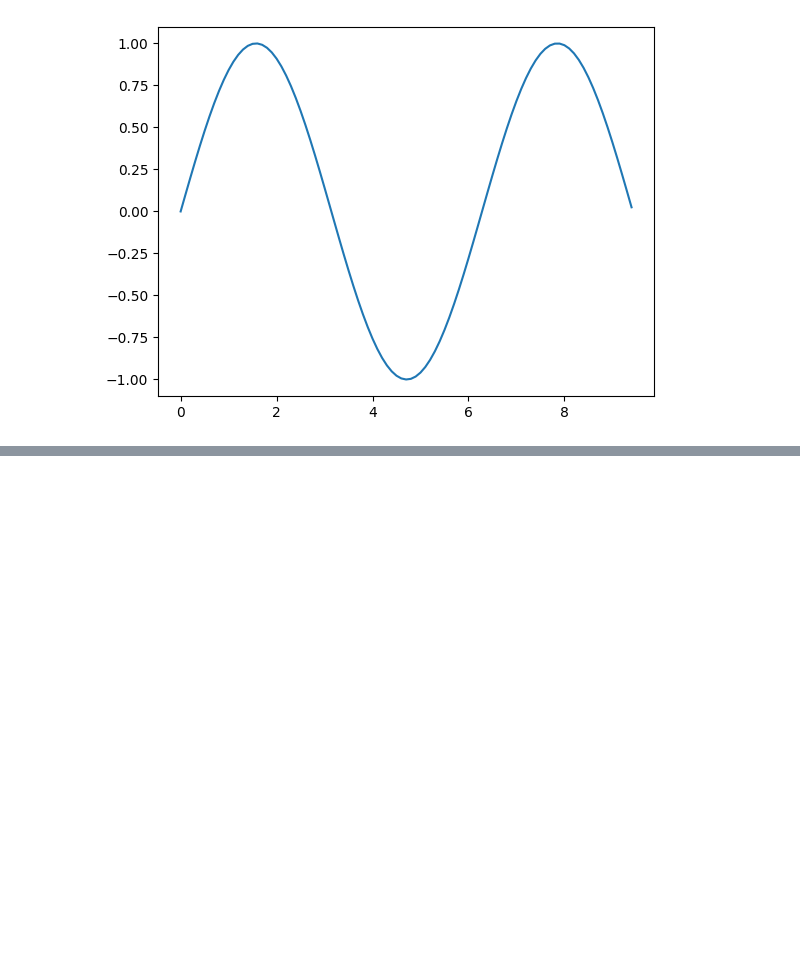
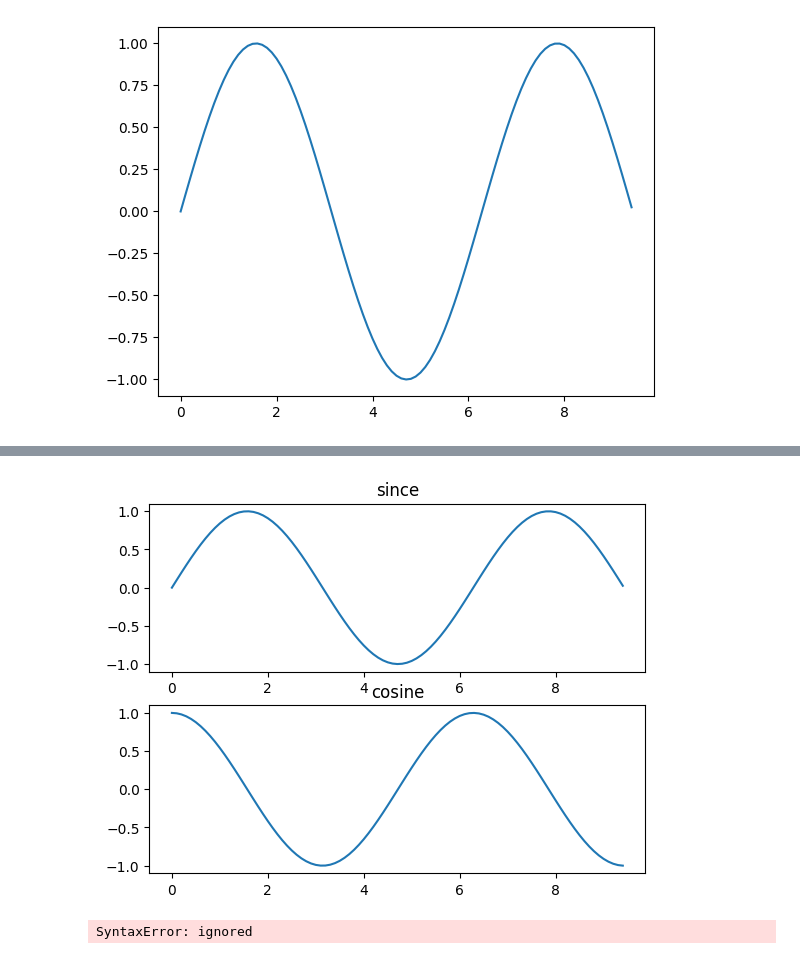
Before and after one commit to parvathyparu26/DATA-SCIENCE, a Jupyter notebook: Untitled1.ipynb, the cells around one changed output, grey strips where cells are left out. Cells and saved outputs as stored; diff of their text form; code cells hidden in the pictures; blank space fills up the shorter version.

```diff
--- a/Untitled1.ipynb
+++ b/Untitled1.ipynb
@@ -11,0 +27,28 @@ plt.show()
+# %%
+# subplots
+import numpy as np
+import matplotlib.pyplot as plt
+x=np.arange(0,3*np.pi,0.1)
+y_sin=np.sin(x)
+y_cos=np.cos(x)
+plt.subplot(2,1,1)
+plt.plot(x,y_sin)
+plt.title('since')
+plt.subplot(2,1,2)
+plt.plot(x,y_cos)
+plt.title('cosine')
+plt.show()
+# %% [output]
+[figure, added]
+# %%
+#images
+import numpy as np
+import matplotlib.image as img
+import matplotlib.pyplot as plt
+tstimg = img.imread('')
+plt.subplot(1,2,1)
+plt.imshow(tstimg)
+plt.subplot(1,2,2)
+plt.imshow(tstimg)
+# %% [output]
+SyntaxError: ignored
```
Also changed, not shown: parts of 1 cell of this notebook.
